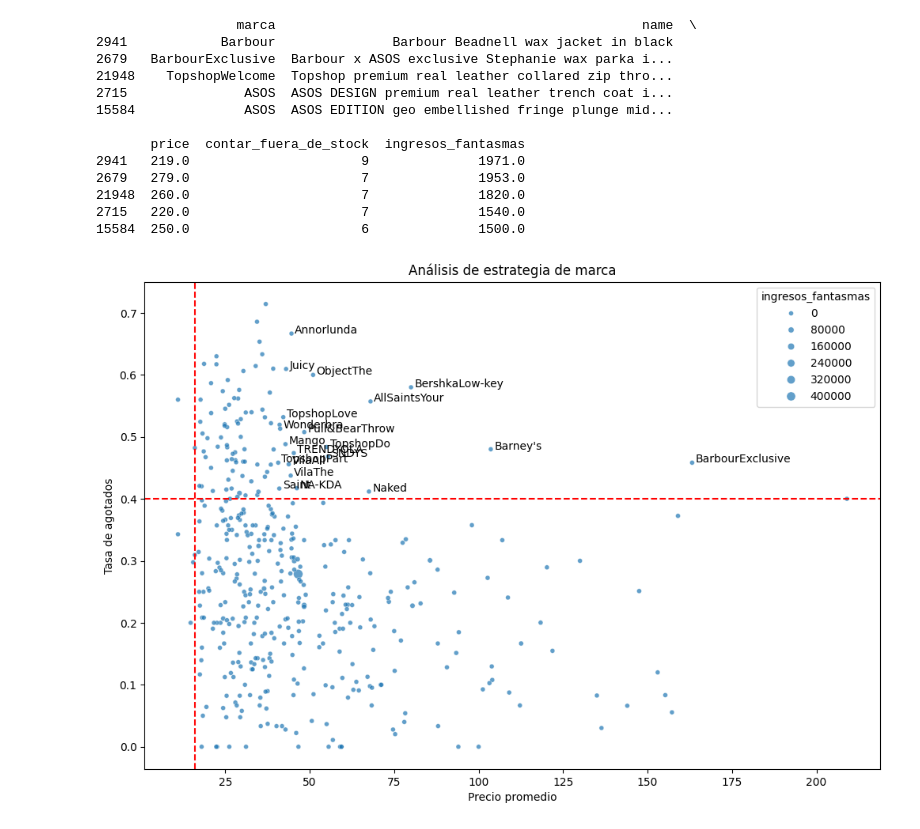
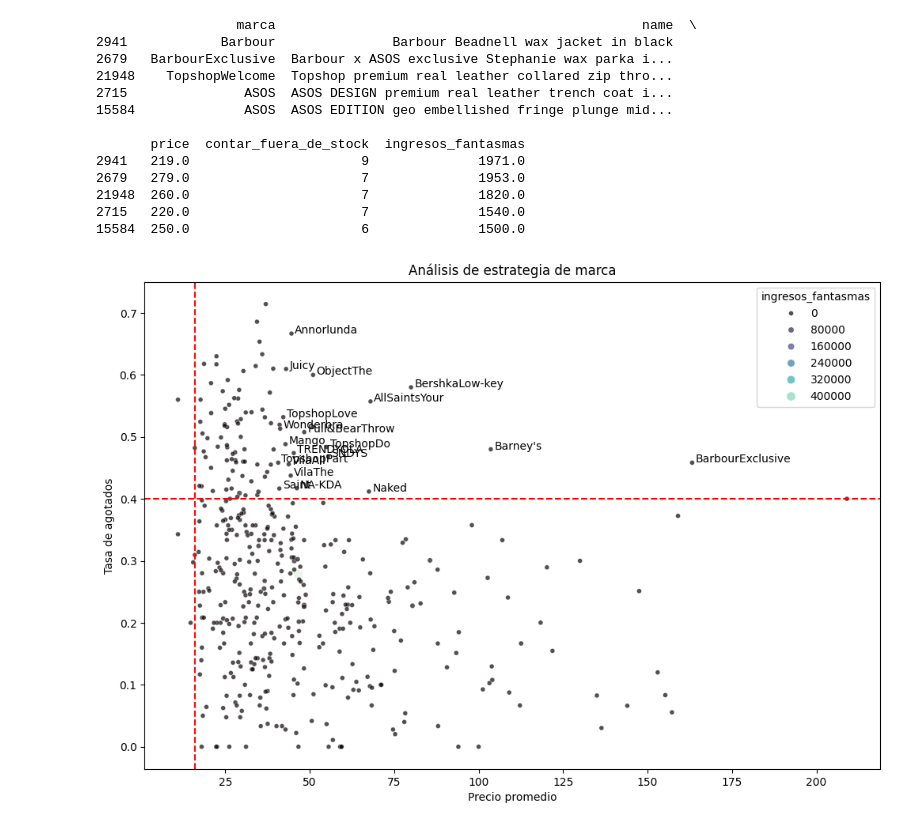
Before and after one commit to matirova/asos-catalog-ghost-stock-analysis, a Jupyter notebook: asos_analysis.ipynb, the cells around one changed output. Cells and saved outputs as stored; diff of their text form; code cells hidden in the pictures.

```diff
--- a/asos_analysis.ipynb
+++ b/asos_analysis.ipynb
@@ -118,32 +122,42 @@ estrategia_marca = df_limpio.groupby("marca").agg({
 estrategia_marca = estrategia_marca.rename(columns={"name": "total_productos"})
 
 plt.figure(figsize=(12, 8))
 sns.scatterplot(
     data=estrategia_marca,
     x="price",
     y="fuera_de_stock_tasa",
     size="ingresos_fantasmas",
+    hue='ingresos_fantasmas',
     alpha=0.7,
-    palette="#4C8CBF"
+    palette="mako"
 )
 
 ganadores = estrategia_marca[
     (estrategia_marca["price"] > 40) &
     (estrategia_marca["fuera_de_stock_tasa"] > 0.4)
 ]
 
+texts = []
 for i in range(len(ganadores)):
     plt.text(
         ganadores.iloc[i]["price"] + 1,
         ganadores.iloc[i]["fuera_de_stock_tasa"],
         ganadores.iloc[i]["marca"]
     )
 
+adjust_text(
+    texts,
+    expand_text=(1.8, 1.8),
+    expand_points=(1.8, 1.8),
+    force_text=(0.5, 0.5),
+    arrowprops=dict(arrowstyle='->', color='gray', lw=0.5)
+)
+
 plt.title("Análisis de estrategia de marca")
 plt.xlabel("Precio promedio")
 plt.ylabel("Tasa de agotados")
 plt.axvline(x=16, color="red", linestyle="--")
 plt.axhline(y=0.4, color="red", linestyle="--")
 plt.show()
 # %% [output]
-[figure, old version]
+[figure, new version]
```
Also changed, not shown: parts of 2 cells of this notebook.
